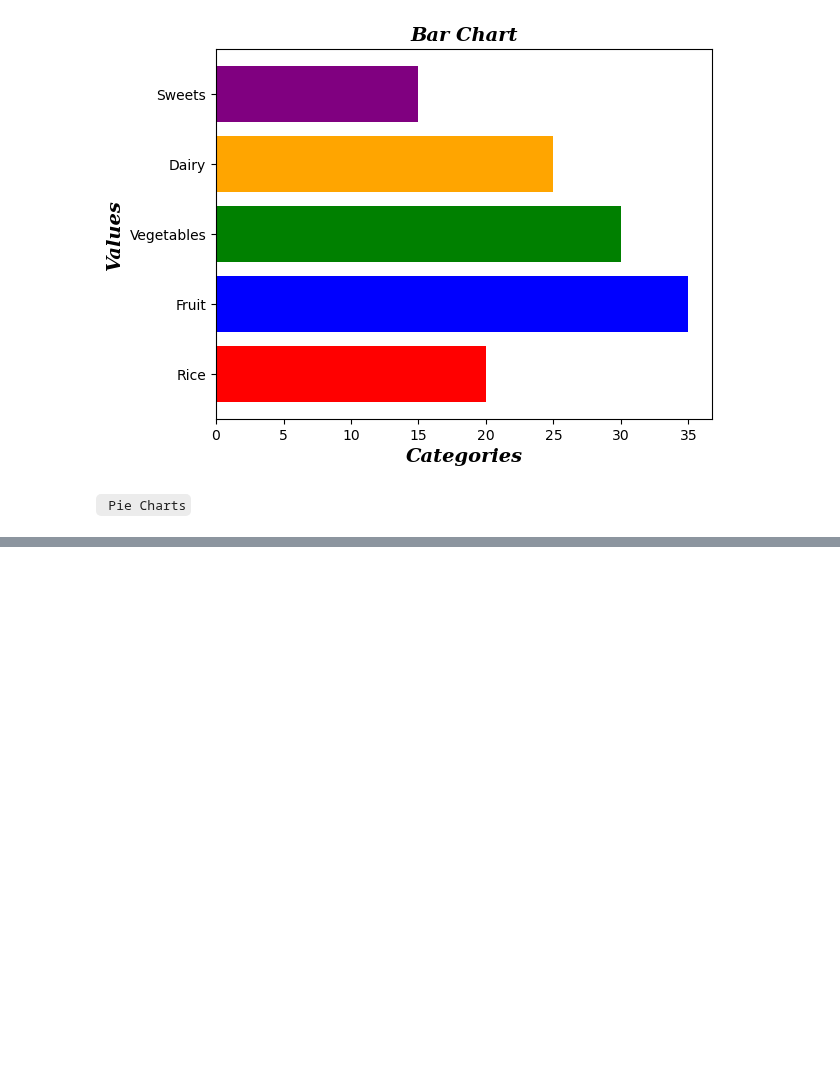
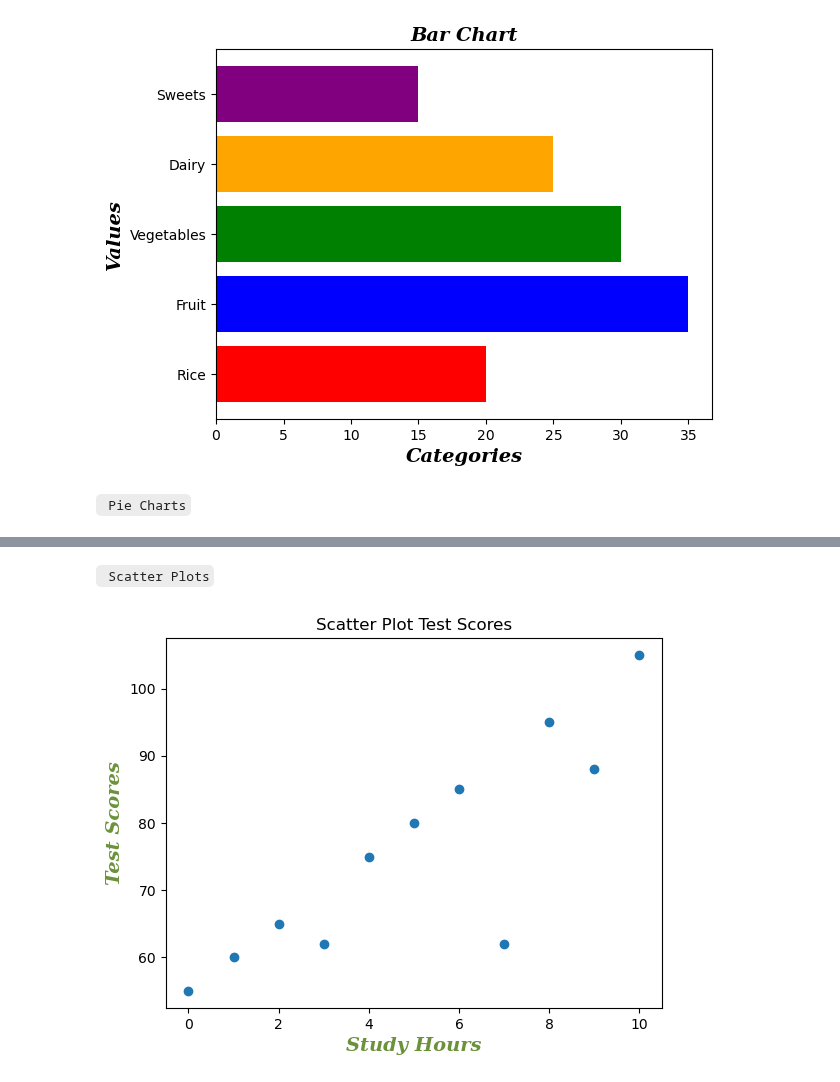
Before and after one commit to Gowtham-314/daily_python_concept, a Jupyter notebook: matplotlib/learn_matplotlib.ipynb, the cells around one changed output, grey strips where cells are left out. Saved outputs shown, nothing was run; the diff lists cells and outputs as text; code cells hidden in the pictures; blank space fills up the shorter version.

````diff
--- a/matplotlib/learn_matplotlib.ipynb
+++ b/matplotlib/learn_matplotlib.ipynb
@@ -243,0 +251,16 @@ plt.show()
+# %% [markdown]
+``` Scatter Plots```
+# %%
+# scatter graph = Shows the relationship between two variables
+# Helps to identify a correlation (+, -, None)
+# Example: Study hours vs. Test scores
+
+x = [0, 1, 2, 3, 4, 5, 6, 7, 8, 9, 10]
+y = [55,60,65,62,75,80,85,62,95,88,105]
+plt.scatter(x, y)
+plt.xlabel("Study Hours", color="#6B923B", **font_style)
+plt.ylabel("Test Scores", color="#6B923B", **font_style)
+plt.title("Scatter Plot Test Scores")
+plt.show()
+# %% [output]
+[figure, added]
````
Also changed, not shown: parts of 6 cells of this notebook.
